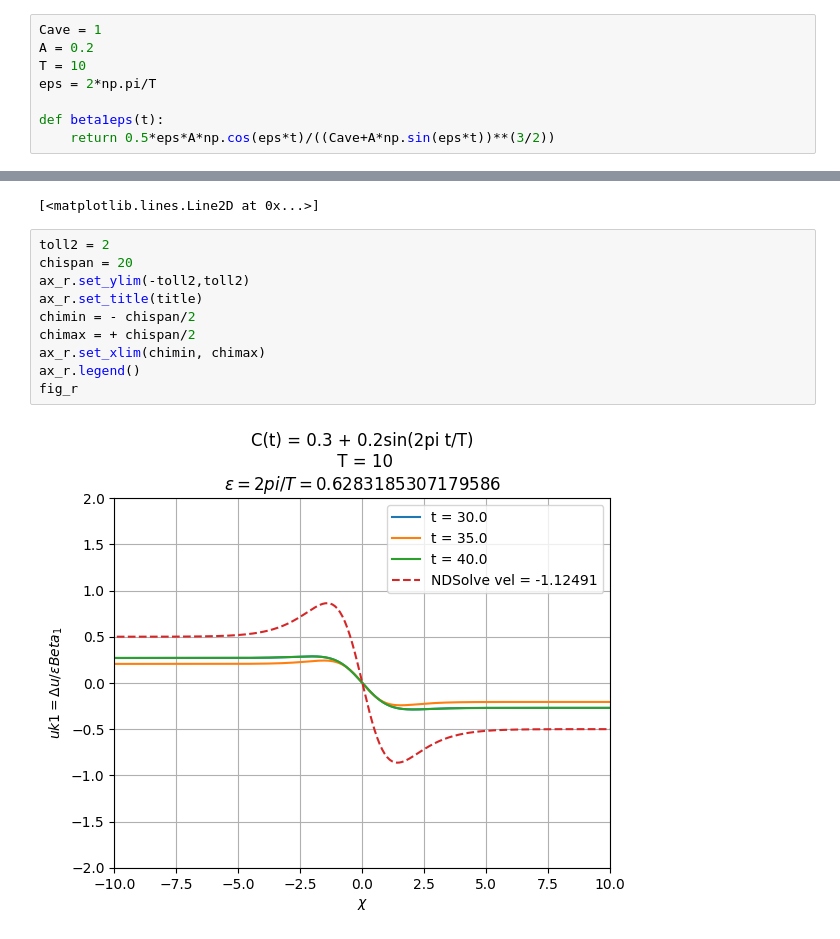
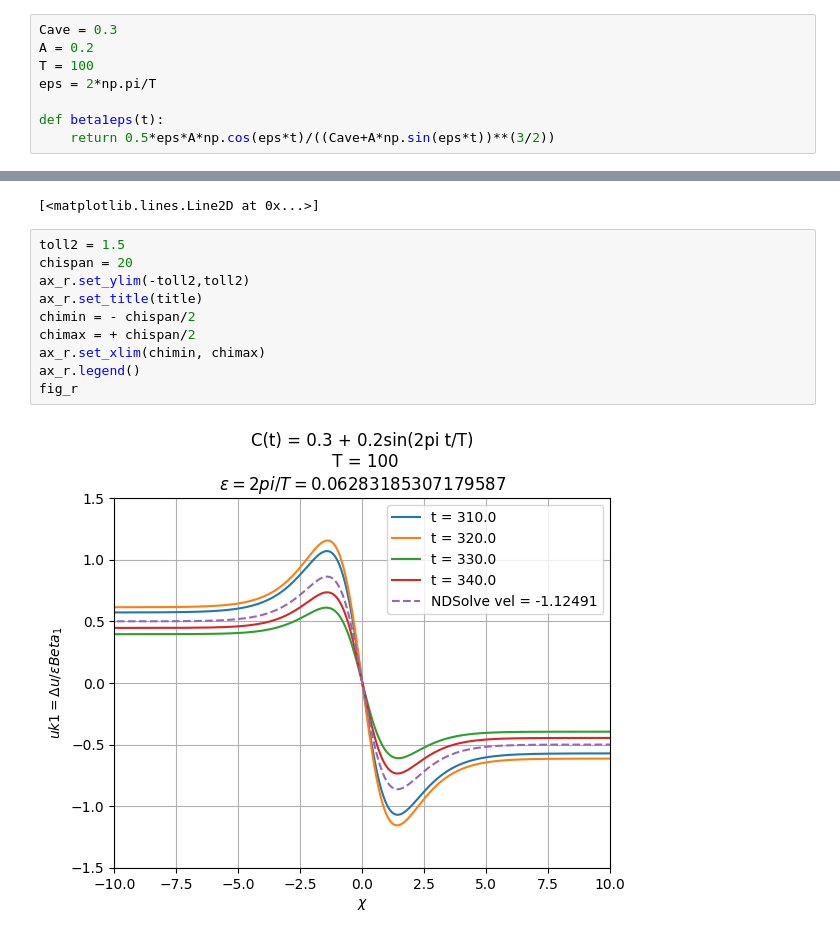
Before and after one commit to suanno/stage2, a Jupyter notebook: codes_tdgl/1D/plot/second analytical approach/distance from stationary state.ipynb, the cells around one changed output, grey strips where cells are left out. Drawn from its saved outputs; the diff is of its cells as text.

```diff
--- a/codes_tdgl/1D/plot/second analytical approach/distance from stationary state.ipynb
+++ b/codes_tdgl/1D/plot/second analytical approach/distance from stationary state.ipynb
@@ -13,7 +13,7 @@ dir_save = "../../.saves/" + "T=10 A=0.2 Cave=1 from tanh aftersomeperiods/"
 # %%
-Cave = 1
+Cave = 0.3
 A = 0.2
-T = 10
+T = 100
 eps = 2*np.pi/T
 
 def beta1eps(t):
@@ -199,17 +199,17 @@ ax_r.plot(x, y, "--", label= "NDSolve vel = -1.12491")
 # %% [output]
 [<matplotlib.lines.Line2D at 0x...>]
 # %%
-toll2 = 2
+toll2 = 1.5
 chispan = 20
 ax_r.set_ylim(-toll2,toll2)
 ax_r.set_title(title)
 chimin = - chispan/2
 chimax = + chispan/2
 ax_r.set_xlim(chimin, chimax)
 ax_r.legend()
 fig_r
 # %% [output]
-[figure, old version]
+[figure, new version]
 # %%
 # Experimental measured beta1*eps (from plateau value)
 ax_b.plot(ts, beta1s_eps, ".", label = "Experiment")
```
Also changed, not shown: parts of 5 cells of this notebook, 6 other files.
